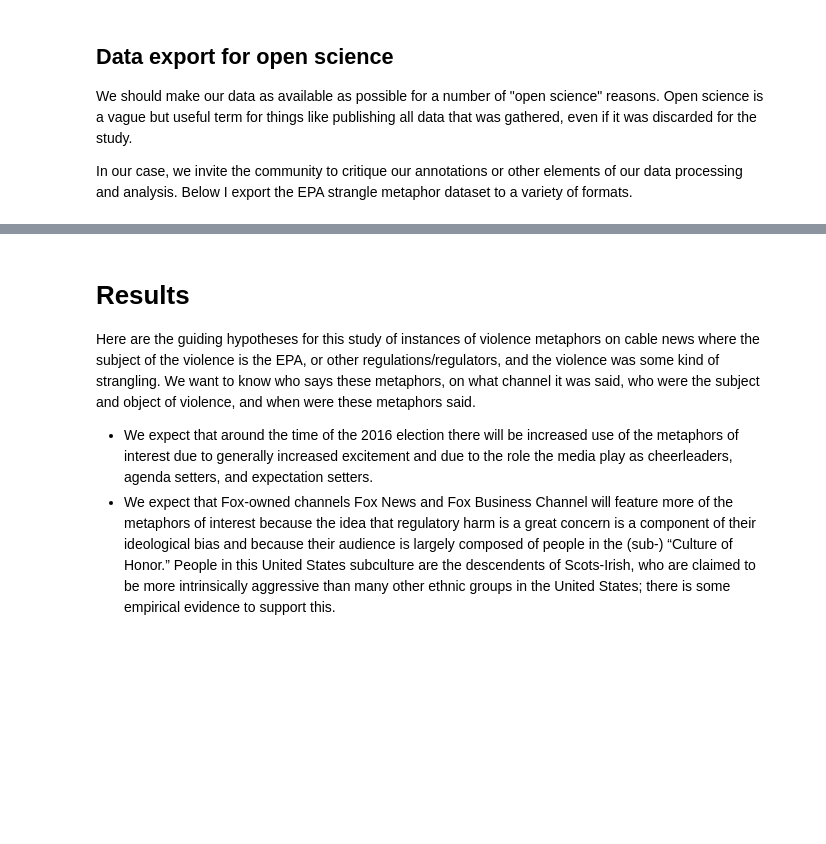
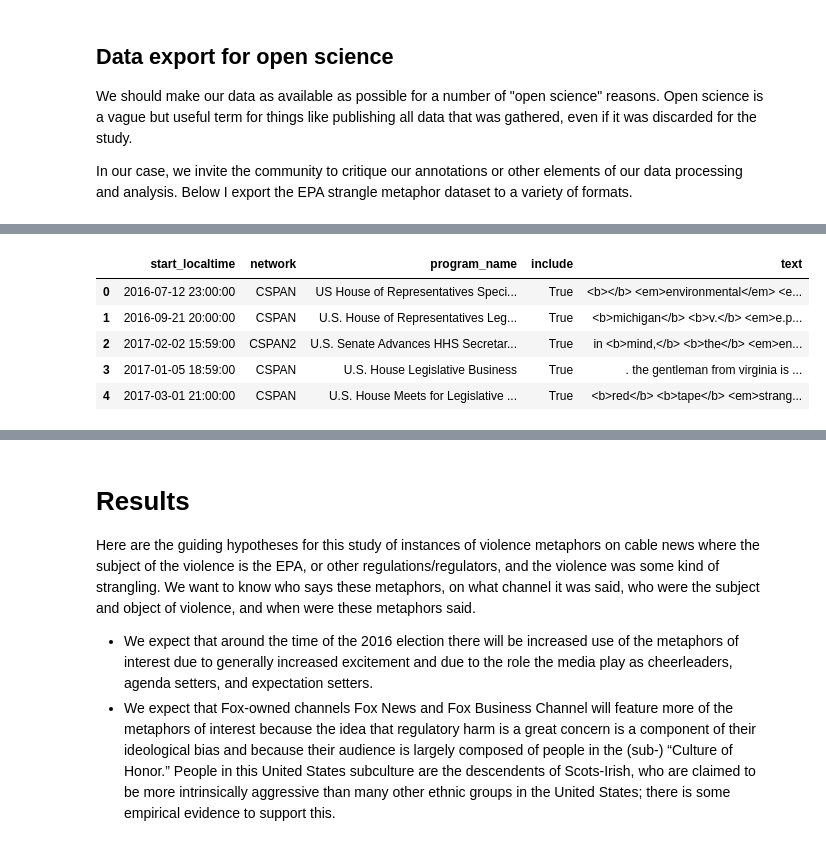
Before and after one commit to mt-digital/epa-metvi, a Jupyter notebook: Results.ipynb, the cells around one changed output, grey strips where cells are left out. Saved outputs shown, nothing was run; the diff lists cells and outputs as text; code cells hidden in the pictures; blank space fills up the shorter version.

```diff
--- a/Results.ipynb
+++ b/Results.ipynb
@@ -32,0 +32,9 @@ df.head()
+# %%
+df[['start_localtime', 'network', 'program_name', 'include', 'text']].head()
+# %% [output]
+|  | start_localtime | network | program_name | include | text |
+| 0 | 2016-07-12 23:00:00 | CSPAN | US House of Representatives Speci... | True | <b></b> <em>environmental</em> <e... |
+| 1 | 2016-09-21 20:00:00 | CSPAN | U.S. House of Representatives Leg... | True | <b>michigan</b> <b>v.</b> <em>e.p... |
+| 2 | 2017-02-02 15:59:00 | CSPAN2 | U.S. Senate Advances HHS Secretar... | True | in <b>mind,</b> <b>the</b> <em>en... |
+| 3 | 2017-01-05 18:59:00 | CSPAN | U.S. House Legislative Business | True | . the gentleman from virginia is ... |
+| 4 | 2017-03-01 21:00:00 | CSPAN | U.S. House Meets for Legislative ... | True | <b>red</b> <b>tape</b> <em>strang... |
```
Also changed, not shown: parts of 4 cells of this notebook, 14 other files.
